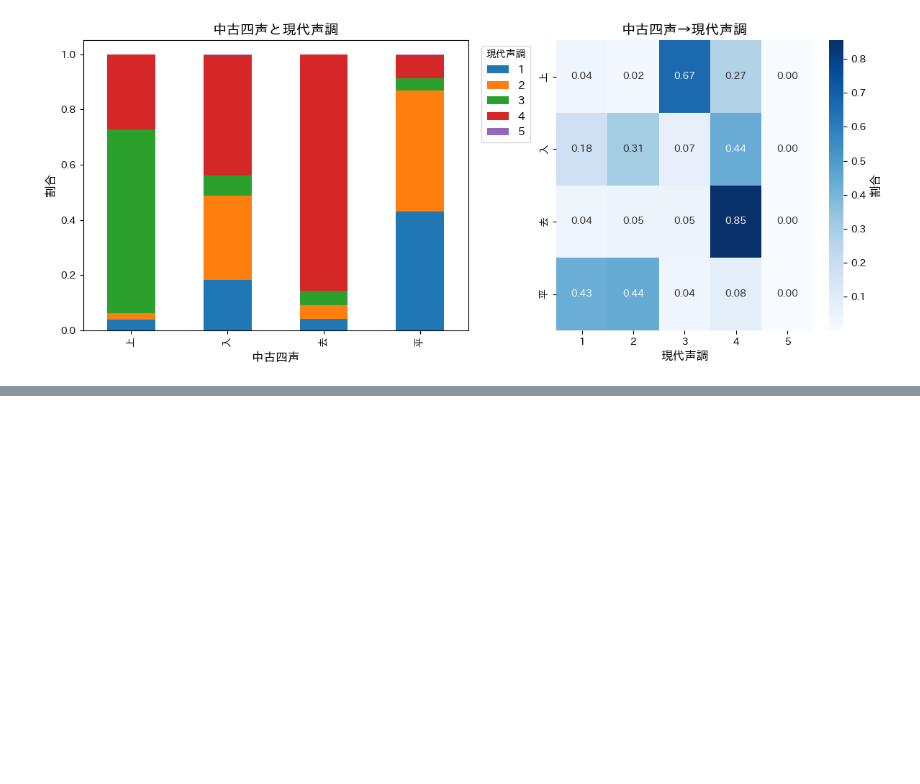
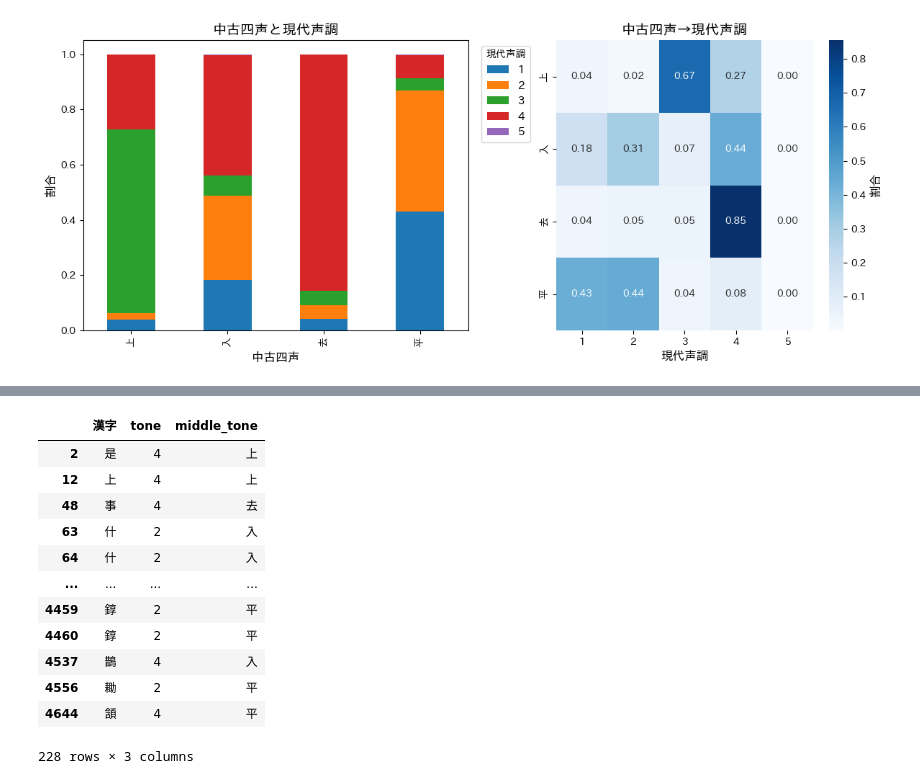
Before and after one commit to dai-fujiden/boite-a-jouets, a Jupyter notebook: phono_chine/Zhongwen_yinjie.ipynb, the cells around one changed output, grey strips where cells are left out. Drawn from its saved outputs; the diff is of its cells as text; code cells hidden in the pictures; blank space fills up the shorter version.

```diff
--- a/phono_chine/Zhongwen_yinjie.ipynb
+++ b/phono_chine/Zhongwen_yinjie.ipynb
@@ -931,7 +931,7 @@ def get_ko_initial_and_map(s):
         'CH': ('ㅊ', '歯音', '次清'),
         'S': ('ㅅ', '歯音', '全清'),
         'SS': ('ㅆ', '歯音', '全濁'),
-        'H': ('ㅎ', '喉音', '次清 (激音)'),
+        'H': ('ㅎ', '喉音', '次清'),
         'Null': ('ㅇ', '喉音', '次濁')
     }
 
@@ -1221,0 +1212,19 @@ plt.hist(a1["consonants"])
+# %%
+df[
+    (df["日本語_清濁"] =="全濁")
+    &(df["中国語_清濁"] == "次清")
+][["漢字","tone", "middle_tone"]]
+# %% [output]
+|  | 漢字 | tone | middle_tone |
+| 2 | 是 | 4 | 上 |
+| 12 | 上 | 4 | 上 |
+| 48 | 事 | 4 | 去 |
+| 63 | 什 | 2 | 入 |
+| 64 | 什 | 2 | 入 |
+| ... | ... | ... | ... |
+| 4459 | 錞 | 2 | 平 |
+| 4460 | 錞 | 2 | 平 |
+| 4537 | 鵲 | 4 | 入 |
+| 4556 | 耡 | 2 | 平 |
+| 4644 | 頷 | 4 | 平 |
+228 rows × 3 columns
```
Also changed, not shown: parts of 14 cells of this notebook.
